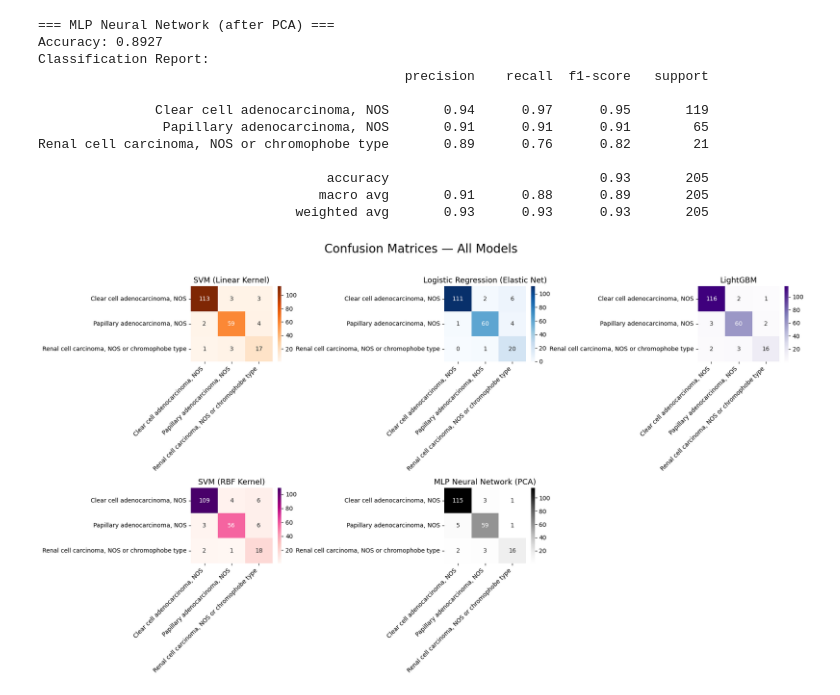
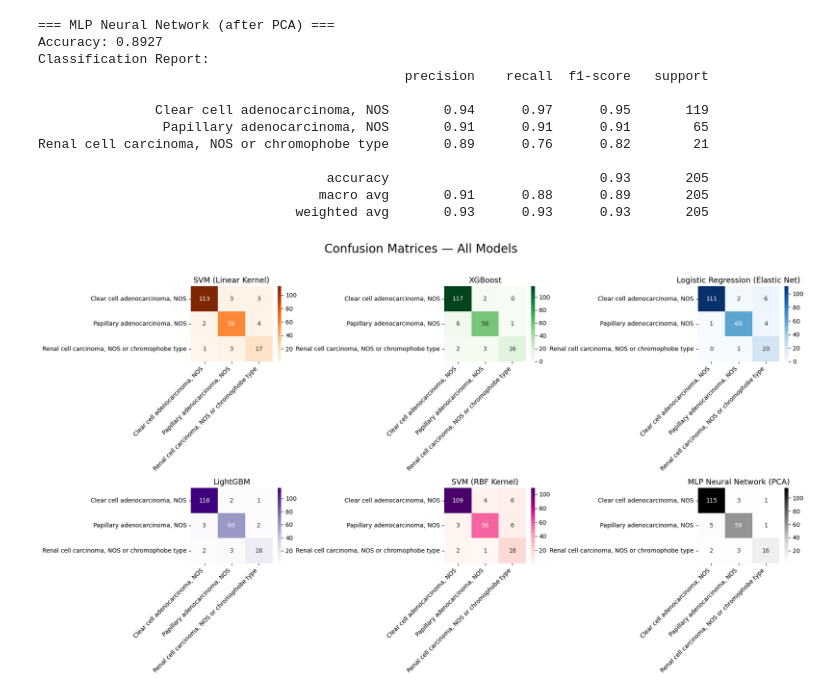
Before and after one commit to emaanpirzada/Kidney_MachineLearning, a Jupyter notebook: Final.ipynb, the cells around one changed output. Saved outputs shown, nothing was run; the diff lists cells and outputs as text; code cells hidden in the pictures.

```diff
--- a/Final.ipynb
+++ b/Final.ipynb
@@ -210,3 +211,29 @@ Renal cell carcinoma, NOS or chromophobe type       0.71      0.81      0.76
 # Model 3: Random Forest
 # %%
 # Model 4: XG Boost
+# ── XG Boost ──────────────────────────────────────────
+xgboost = xgb.XGBClassifier(
+    objective="multi:softprob",   # multiclass classification, outputs class probabilities
+    num_class=len(le.classes_),   # number of classes (3)
+    n_estimators=500,             # max number of trees
+    max_depth=6,                  # tree depth
+    learning_rate=0.05,           # step size per tree
+    subsample=0.8,                # use 80% of samples per tree
+    colsample_bytree=0.3,         # use 30% of features per tree
+    reg_alpha=1.0,                # L1 regularization
+    reg_lambda=1.0,               # L2 regularization
+    tree_method="hist",           # fast, memory-efficient tree building
+    random_state=42,              # ensures reproducibility
+    n_jobs=-1,                    # use all CPU cores
+    eval_metric="mlogloss",       # multiclass log loss for validation monitoring
+    verbosity=0)
+
+xgboost.fit(X_train, y_train, verbose=False) # Turns off output)
+y_pred_xg = xgboost.predict(X_test)
+cm4 = confusion_matrix(y_test, y_pred_xg)
+
+# ── METRICS ──────────────────────────────────────────────────────────────────
+print("=== XG Boost ===")
+print(f"Accuracy: {accuracy_score(y_test, y_pred_xg):.4f}")
+print("Classification Report:")
+print(classification_report(y_test, y_pred_xg, target_names=le.classes_))
@@ -344,30 +384,31 @@ Renal cell carcinoma, NOS or chromophobe type       0.89      0.76      0.82
 # %%
 fig, axes = plt.subplots(2, 3, figsize=(18,10))
 
-cms = [cm2, cm5, cm6, cm7, cm8]
+cms = [cm2, cm4, cm5, cm6, cm7, cm8]
 titles = [
     'SVM (Linear Kernel)',
+    'XGBoost',
     'Logistic Regression (Elastic Net)',
     'LightGBM',
     'SVM (RBF Kernel)',
     'MLP Neural Network (PCA)']
 
-cmaps = ['Oranges',  'Blues', 'Purples', 'RdPu', 'Greys']
+cmaps = ['Oranges', 'Greens', 'Blues', 'Purples', 'RdPu', 'Greys']
 
 for ax, cm, title, cmap in zip(axes.flatten(), cms, titles, cmaps):
     sns.heatmap(cm, annot=True, fmt='d', cmap=cmap,
                 xticklabels=le.classes_, yticklabels=le.classes_,
                 ax=ax)
     ax.set_title(title, fontsize=13)
     ax.set_xticklabels(ax.get_xticklabels(), rotation=45, ha='right', fontsize=10)
     ax.set_yticklabels(ax.get_yticklabels(), rotation=0, fontsize=10)
 
 # Hide the last empty subplot if odd number of models
 for ax in axes.flatten()[len(cms):]:
     ax.set_visible(False)
 
 plt.suptitle('Confusion Matrices — All Models', fontsize=20, y=1.02)
 plt.tight_layout()
 plt.show()
 # %% [output]
-[figure, old version]
+[figure, new version]
```
Also changed, not shown: parts of 3 cells of this notebook.
